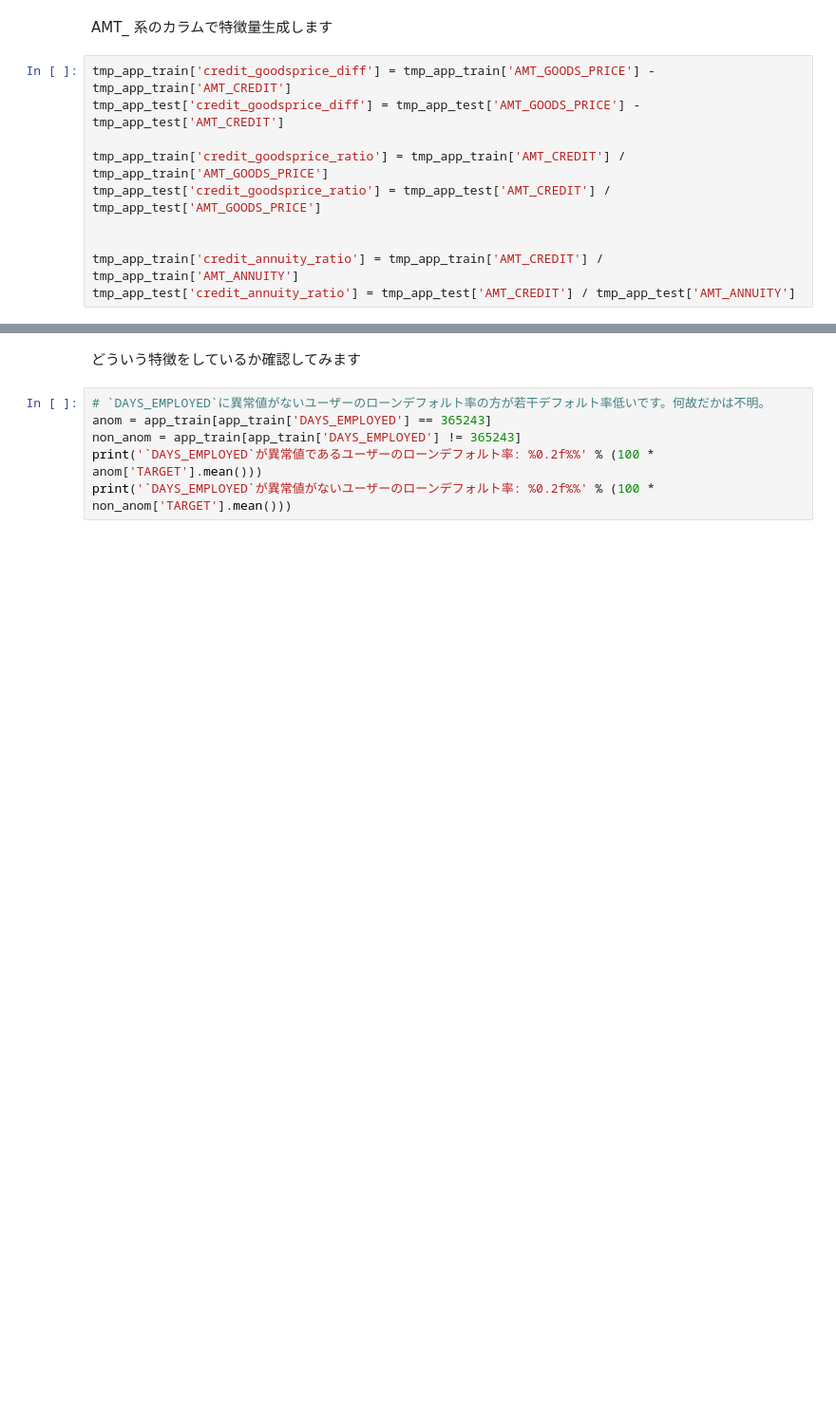
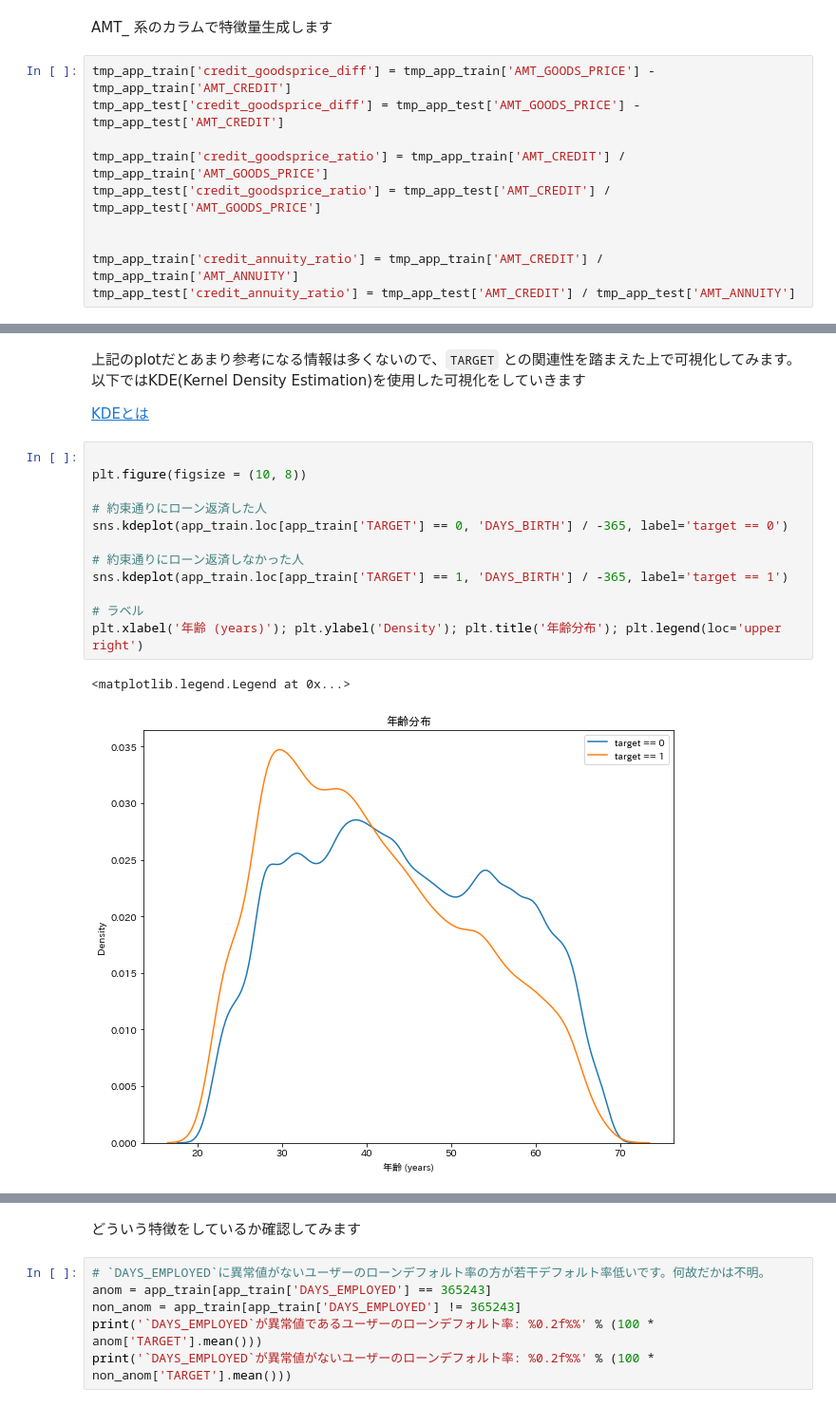
Before and after one commit to idsts2670/kaggle, a Jupyter notebook: home-credit-default-risk/home-credit-default.ipynb, the cells around one changed output, grey strips where cells are left out. Shown at 95% size. Cells and saved outputs as stored; diff of their text form; blank space fills up the shorter version.

```diff
--- a/home-credit-default-risk/home-credit-default.ipynb
+++ b/home-credit-default-risk/home-credit-default.ipynb
@@ -1086 +1120,21 @@ app_train['']
+# %% [markdown]
+上記のplotだとあまり参考になる情報は多くないので、`TARGET` との関連性を踏まえた上で可視化してみます。\
+以下ではKDE(Kernel Density Estimation)を使用した可視化をしていきます
+
+[KDEとは](https://vaaaaaanquish.hatenablog.com/entry/2017/10/29/181949)
+# %%
+
+plt.figure(figsize = (10, 8))
+
+# 約束通りにローン返済した人
+sns.kdeplot(app_train.loc[app_train['TARGET'] == 0, 'DAYS_BIRTH'] / -365, label='target == 0')
+
+# 約束通りにローン返済しなかった人
+sns.kdeplot(app_train.loc[app_train['TARGET'] == 1, 'DAYS_BIRTH'] / -365, label='target == 1')
+
+# ラベル
+plt.xlabel('年齢 (years)'); plt.ylabel('Density'); plt.title('年齢分布'); plt.legend(loc='upper right')
+# %% [output]
+<matplotlib.legend.Legend at 0x...>
+[figure, added]
 # %%
```
Also changed, not shown: parts of 13 cells of this notebook.
